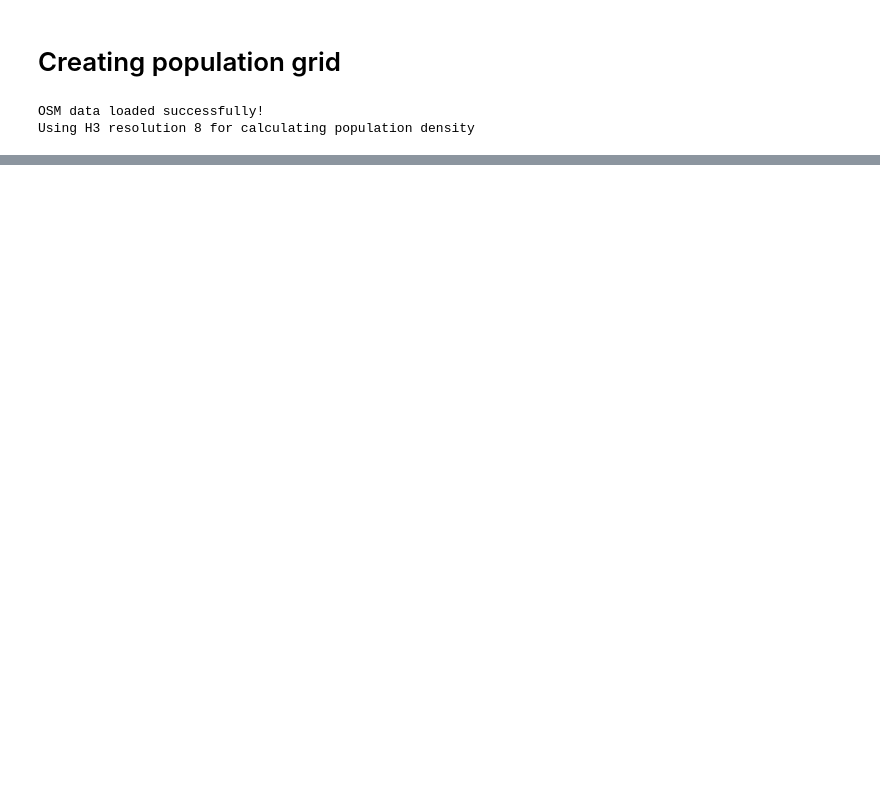
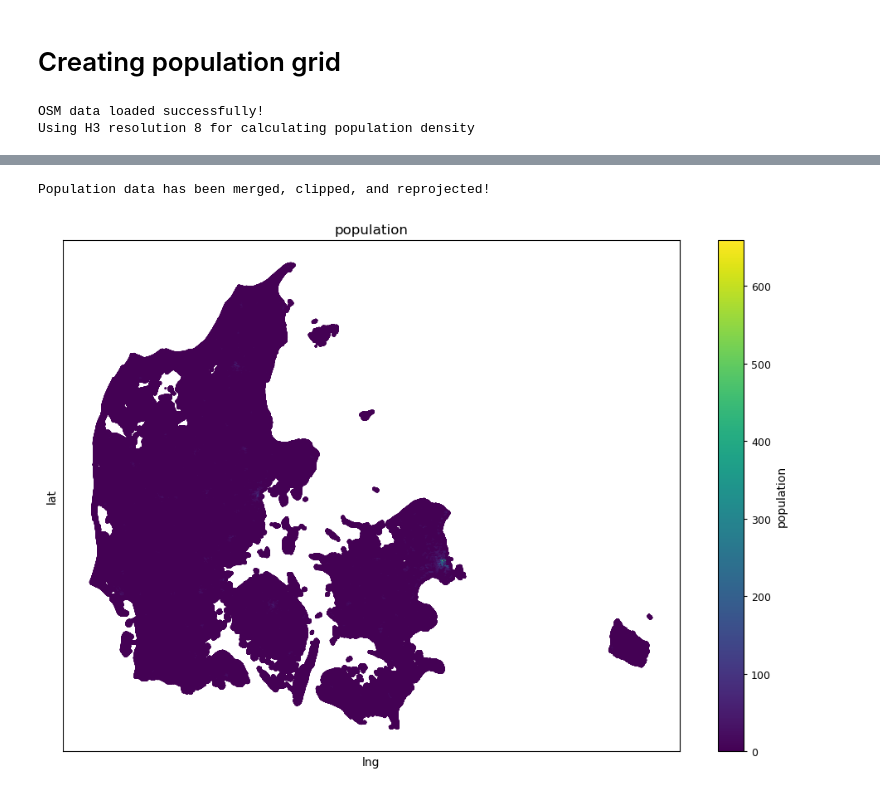
Before and after one commit to anerv/bikedna_analysis, a Jupyter notebook: scripts/pop_grid.ipynb, the cells around one changed output, grey strips where cells are left out. Drawn from its saved outputs; the diff is of its cells as text; code cells hidden in the pictures; blank space fills up the shorter version.

```diff
--- a/scripts/pop_grid.ipynb
+++ b/scripts/pop_grid.ipynb
@@ -38,6 +44,4 @@ pop_src_2 = rasterio.open(pop_fp_2)
 # %%
-
-
 # MERGE RASTERS
 mosaic, out_trans = merge([pop_src_1, pop_src_2])
 
@@ -52,7 +56,7 @@ out_meta.update(
         "crs": pop_src_1.crs,
     }
 )
-merged_fp = "../data/intermediary/pop/merged_pop_raster.tif"
+merged_fp = pop_processed_fp + "merged_pop_raster.tif"
 with rasterio.open(merged_fp, "w", **out_meta) as dest:
     dest.write(mosaic)
 
@@ -271,0 +101,60 @@ h3_gdf.to_crs(crs, inplace=True)
+# %%
+# REPROJECT TO CRS USED BY H3
+dst_crs = "EPSG:4326"
+proj_fp_wgs84 = pop_processed_fp + "reproj_pop_raster_wgs84.tif"
+
+with rasterio.open(clipped_fp) as src:
+    transform, width, height = calculate_default_transform(
+        src.crs, dst_crs, src.width, src.height, *src.bounds
+    )
+    kwargs = src.meta.copy()
+    kwargs.update(
+        {"crs": dst_crs, "transform": transform, "width": width, "height": height}
+    )
+
+    with rasterio.open(proj_fp_wgs84, "w", **kwargs) as dst:
+        for i in range(1, src.count + 1):
+            reproject(
+                source=rasterio.band(src, i),
+                destination=rasterio.band(dst, i),
+                src_transform=src.transform,
+                src_crs=src.crs,
+                dst_transform=transform,
+                dst_crs=dst_crs,
+                resampling=Resampling.bilinear,
+            )
+
+test = rasterio.open(proj_fp_wgs84)
+assert test.crs.to_string() == "EPSG:4326"
+
+print("Population data has been merged, clipped, and reprojected!")
+# %% [output]
+Population data has been merged, clipped, and reprojected!
+# %%
+# COMBINE WITH H3 DATA
+
+# VECTORIZE
+pop_df = (
+    rxr.open_rasterio(proj_fp_wgs84)
+    .sel(band=1)
+    .to_pandas()
+    .stack()
+    .reset_index()
+    .rename(columns={"x": "lng", "y": "lat", 0: "population"})
+)
+
+# Ignore no data values
+pop_df = pop_df[pop_df.population > -200]
+
+pop_gdf = gpd.GeoDataFrame(pop_df, geometry=gpd.points_from_xy(pop_df.lng, pop_df.lat))
+
+pop_gdf.set_crs("EPSG:4326", inplace=True)
+
+dk_gdf = gpd.GeoDataFrame({"geometry": study_area_proj}, crs=study_area_proj.crs)
+dk_gdf.to_crs("EPSG:4326", inplace=True)
+
+pop_gdf = gpd.sjoin(pop_gdf, dk_gdf, predicate="within", how="inner")
+# %%
+plot_func.plot_scatter(pop_gdf, metric_col="population", marker=".")
+# %% [output]
+[figure, added]
```
Also changed, not shown: parts of 14 cells of this notebook.
